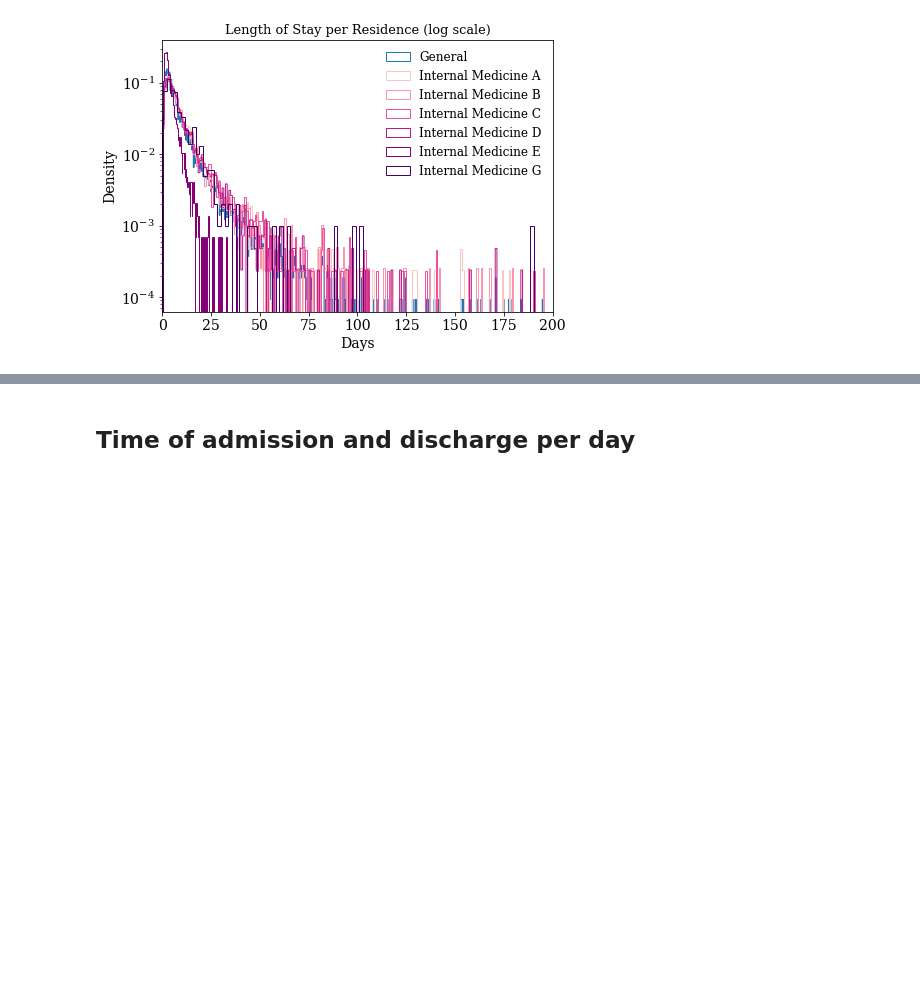
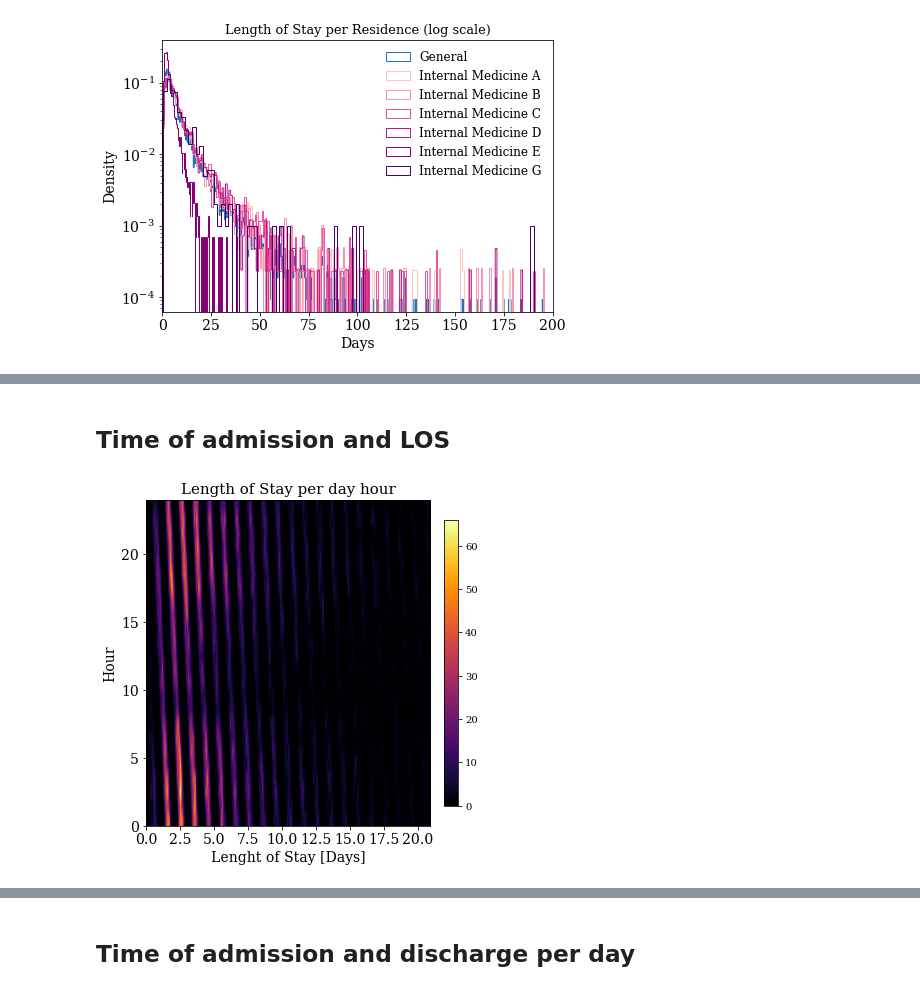
Before and after one commit to brawantonio/KGH-Research-Paper, a Jupyter notebook: Descriptive Statistics.ipynb, the cells around one changed output, grey strips where cells are left out. Drawn from its saved outputs; the diff is of its cells as text; code cells hidden in the pictures; blank space fills up the shorter version.

```diff
--- a/Descriptive Statistics.ipynb
+++ b/Descriptive Statistics.ipynb
@@ -104,0 +132,3 @@ data['dis_dow'] = data['dis_date_time'].dt.dayofweek
+# %%
+data['ad_time_float'] = ad_time_values_float
+data['dis_time_float'] = dis_time_values_float
@@ -104,0 +145,25 @@ data['dis_dow'] = data['dis_date_time'].dt.dayofweek
+# %% [markdown]
+## Time of admission and LOS
+# %%
+hours = np.arange(0,25,1)
+los_bins = np.arange(0,21,2/24)
+# %%
+adH, adhours, adlos = np.histogram2d(data['los'].values, ad_time_values_float,
+                                          bins=(los_bins, hours))
+adH=adH.T
+# %%
+plt.figure(figsize=(8, 6))
+
+plt.imshow(adH, interpolation='bilinear', origin='low',
+        extent=[adhours[0], adhours[-1], adlos[0], adlos[-1]], cmap=cm.inferno)
+plt.ylabel('Hour', fontsize=14)
+plt.xlabel('Lenght of Stay [Days]', fontsize=14)
+plt.xticks(fontsize=14)
+plt.yticks(fontsize=14)
+plt.colorbar(fraction=0.032, pad=0.03)
+plt.title('Length of Stay per day hour', fontsize=15)
+plt.savefig('admission_los_2d.png',  bbox_inches='tight')
+plt.savefig('admission_los_2d.pdf',  bbox_inches='tight')
+plt.show()
+# %% [output]
+[figure, added]
```
Also changed, not shown: parts of 14 cells of this notebook, 21 other files.
